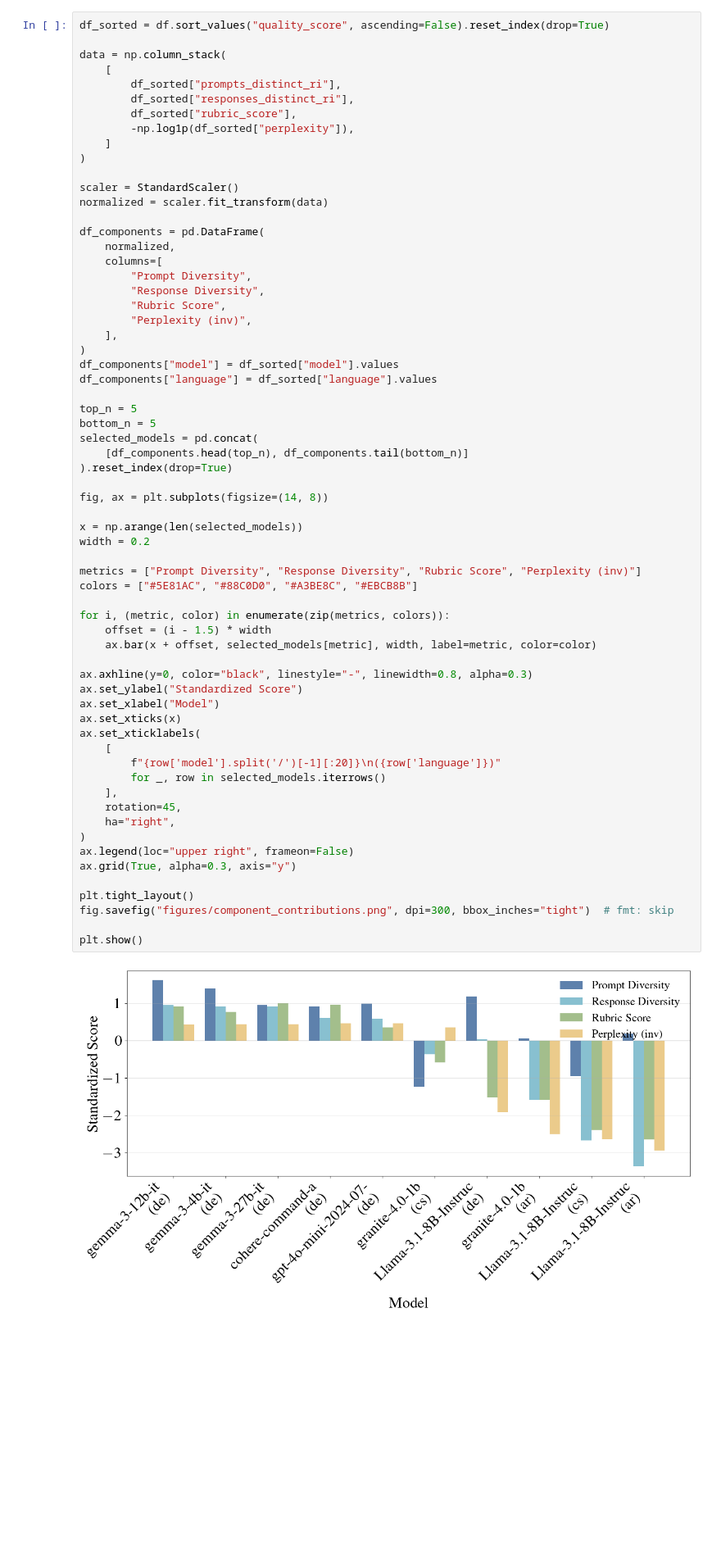
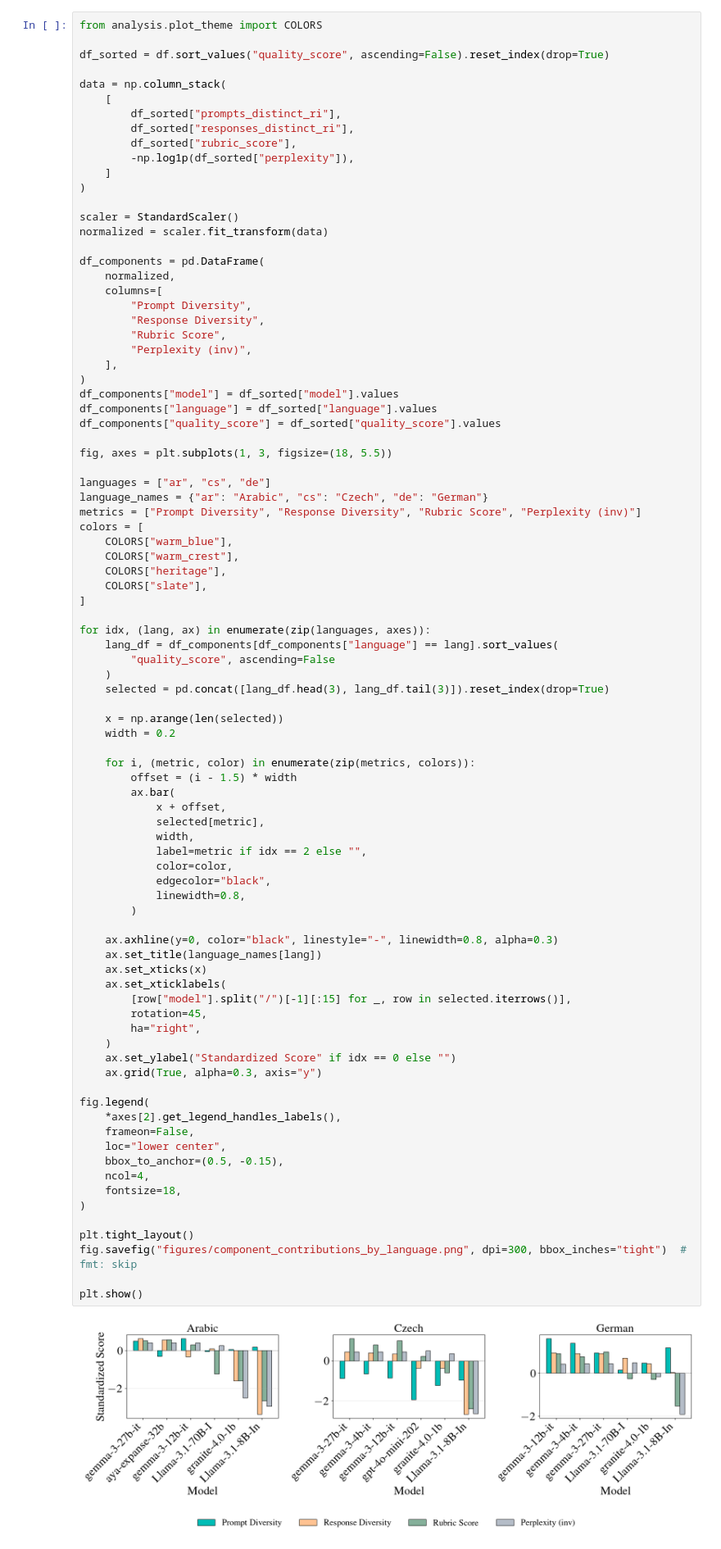
Before and after one commit to ljvmiranda921/polyglot-teachers, a Jupyter notebook: notebooks/2025-11-24-data-quality-metrics/02_visualize_quality_metrics.ipynb, the cells around one changed output. Shown at 82% size. Saved outputs shown, nothing was run; the diff lists cells and outputs as text; blank space fills up the shorter version.

```diff
--- a/notebooks/2025-11-24-data-quality-metrics/02_visualize_quality_metrics.ipynb
+++ b/notebooks/2025-11-24-data-quality-metrics/02_visualize_quality_metrics.ipynb
@@ -91,6 +91,8 @@ plt.rcParams.update(plot_params)
 # %% [markdown]
 ### Component contributions to quality score
 # %%
+from analysis.plot_theme import COLORS
+
 df_sorted = df.sort_values("quality_score", ascending=False).reset_index(drop=True)
 
 data = np.column_stack(
@@ -101,61 +103,82 @@ data = np.column_stack(
         -np.log1p(df_sorted["perplexity"]),
     ]
 )
 
 scaler = StandardScaler()
 normalized = scaler.fit_transform(data)
 
 df_components = pd.DataFrame(
     normalized,
     columns=[
         "Prompt Diversity",
         "Response Diversity",
         "Rubric Score",
         "Perplexity (inv)",
     ],
 )
 df_components["model"] = df_sorted["model"].values
 df_components["language"] = df_sorted["language"].values
+df_components["quality_score"] = df_sorted["quality_score"].values
 
-top_n = 5
-bottom_n = 5
-selected_models = pd.concat(
-    [df_components.head(top_n), df_components.tail(bottom_n)]
-).reset_index(drop=True)
+fig, axes = plt.subplots(1, 3, figsize=(18, 5.5))
 
-fig, ax = plt.subplots(figsize=(14, 8))
+languages = ["ar", "cs", "de"]
+language_names = {"ar": "Arabic", "cs": "Czech", "de": "German"}
+metrics = ["Prompt Diversity", "Response Diversity", "Rubric Score", "Perplexity (inv)"]
+colors = [
+    COLORS["warm_blue"],
+    COLORS["warm_crest"],
+    COLORS["heritage"],
+    COLORS["slate"],
+]
 
-x = np.arange(len(selected_models))
-width = 0.2
+for idx, (lang, ax) in enumerate(zip(languages, axes)):
+    lang_df = df_components[df_components["language"] == lang].sort_values(
+        "quality_score", ascending=False
+    )
+    selected = pd.concat([lang_df.head(3), lang_df.tail(3)]).reset_index(drop=True)
 
-metrics = ["Prompt Diversity", "Response Diversity", "Rubric Score", "Perplexity (inv)"]
-colors = ["#5E81AC", "#88C0D0", "#A3BE8C", "#EBCB8B"]
+    x = np.arange(len(selected))
+    width = 0.2
 
-for i, (metric, color) in enumerate(zip(metrics, colors)):
-    offset = (i - 1.5) * width
-    ax.bar(x + offset, selected_models[metric], width, label=metric, color=color)
+    for i, (metric, color) in enumerate(zip(metrics, colors)):
+        offset = (i - 1.5) * width
+        ax.bar(
+            x + offset,
+            selected[metric],
+            width,
+            label=metric if idx == 2 else "",
+            color=color,
+            edgecolor="black",
+            linewidth=0.8,
+        )
 
-ax.axhline(y=0, color="black", linestyle="-", linewidth=0.8, alpha=0.3)
-ax.set_ylabel("Standardized Score")
-ax.set_xlabel("Model")
-ax.set_xticks(x)
-ax.set_xticklabels(
-    [
-        f"{row['model'].split('/')[-1][:20]}\n({row['language']})"
-        for _, row in selected_models.iterrows()
-    ],
-    rotation=45,
-    ha="right",
+    ax.axhline(y=0, color="black", linestyle="-", linewidth=0.8, alpha=0.3)
+    ax.set_title(language_names[lang])
+    ax.set_xticks(x)
+    ax.set_xticklabels(
+        [row["model"].split("/")[-1][:15] for _, row in selected.iterrows()],
+        rotation=45,
+        ha="right",
+    )
+    ax.set_ylabel("Standardized Score" if idx == 0 else "")
+    ax.grid(True, alpha=0.3, axis="y")
+
+fig.legend(
+    *axes[2].get_legend_handles_labels(),
+    frameon=False,
+    loc="lower center",
+    bbox_to_anchor=(0.5, -0.15),
+    ncol=4,
+    fontsize=18,
 )
-ax.legend(loc="upper right", frameon=False)
-ax.grid(True, alpha=0.3, axis="y")
 
 plt.tight_layout()
-fig.savefig("figures/component_contributions.png", dpi=300, bbox_inches="tight")  # fmt: skip
+fig.savefig("figures/component_contributions_by_language.png", dpi=300, bbox_inches="tight")  # fmt: skip
 
 plt.show()
 # %% [output]
-[figure, old version]
+[figure, new version]
 # %% [markdown]
 ### Does model size correlate with intrinsic data quality?
 # %%
```
Also changed, not shown: 2 other files.
